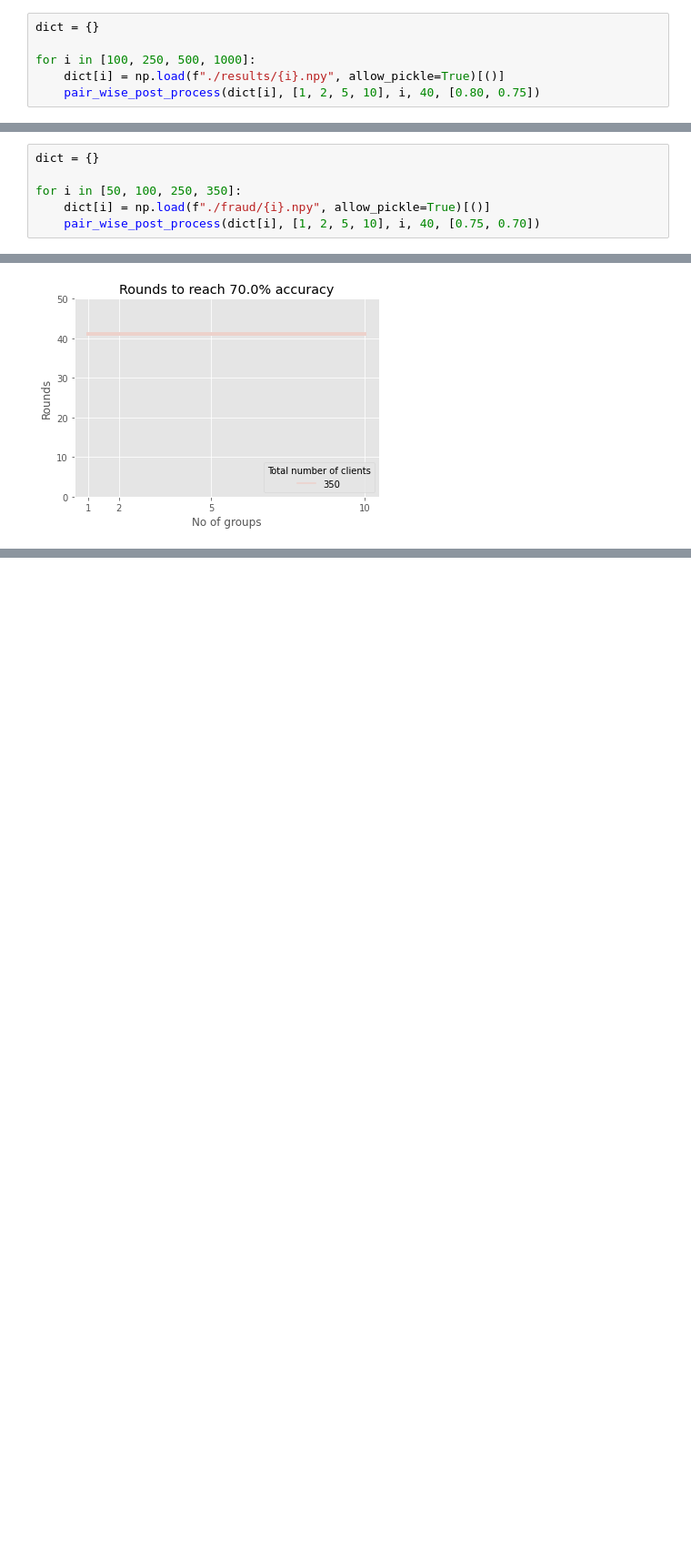
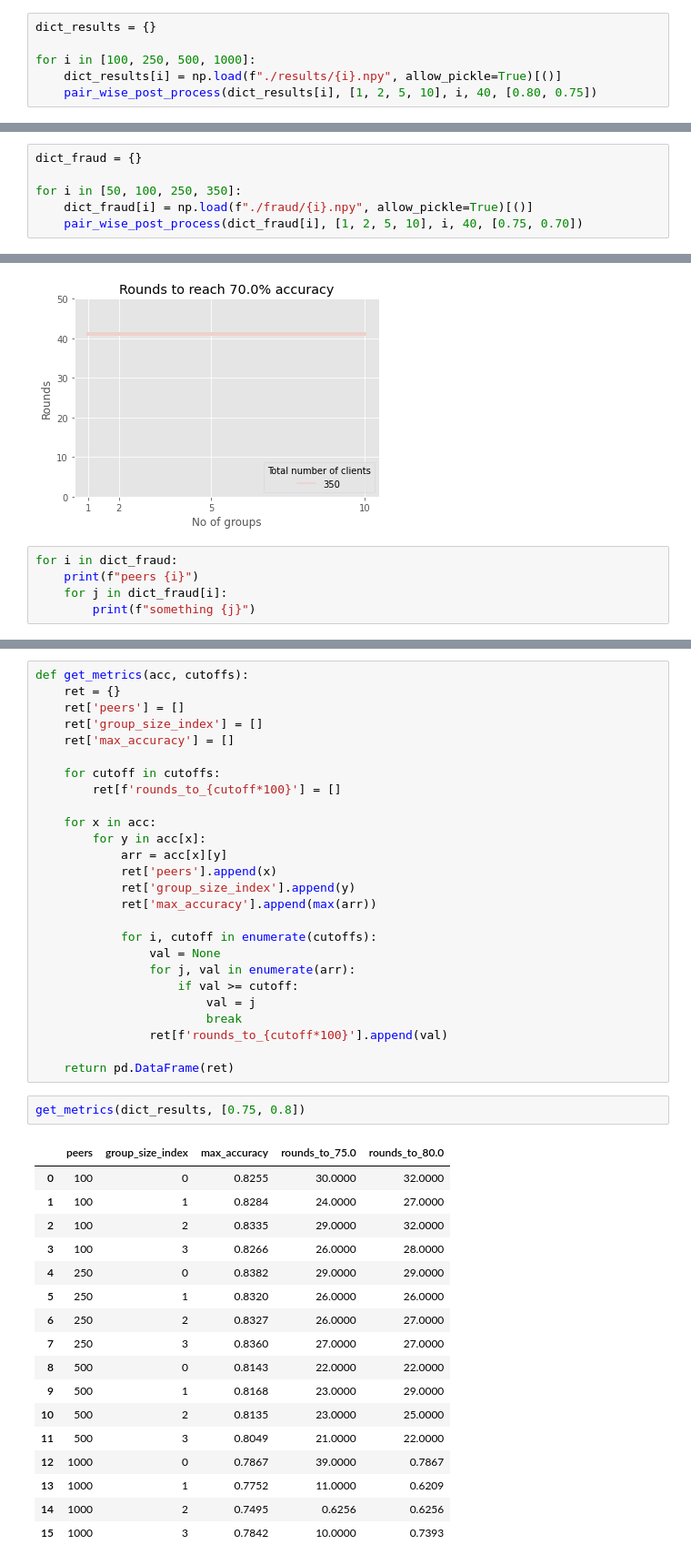
Before and after one commit to AdwaitB/AIC-Project, a Jupyter notebook: plotter.ipynb, the cells around one changed output, grey strips where cells are left out. Shown at 91% size. Drawn from its saved outputs; the diff is of its cells as text; blank space fills up the shorter version.

Commit message:
Added metrics collector from files

```diff
--- a/plotter.ipynb
+++ b/plotter.ipynb
@@ -50,11 +50,11 @@ def pair_wise_post_process(acc, no_grps_list, total_clients, global_rounds, cuto
         plt.ylim(0, 50)
         plot_pair_metrics([total_clients]*len(no_grps_list), no_grps_list, metrics_rounds_75, f"Rounds to reach {j*100}% accuracy", "Rounds")
 # %%
-dict = {}
+dict_results = {}
 
 for i in [100, 250, 500, 1000]:
-    dict[i] = np.load(f"./results/{i}.npy", allow_pickle=True)[()]
-    pair_wise_post_process(dict[i], [1, 2, 5, 10], i, 40, [0.80, 0.75])
+    dict_results[i] = np.load(f"./results/{i}.npy", allow_pickle=True)[()]
+    pair_wise_post_process(dict_results[i], [1, 2, 5, 10], i, 40, [0.80, 0.75])
 # %% [output]
 [figure]
 [figure]
@@ -69,11 +69,11 @@ for i in [100, 250, 500, 1000]:
 [figure]
 [figure]
 # %%
-dict = {}
+dict_fraud = {}
 
 for i in [50, 100, 250, 350]:
-    dict[i] = np.load(f"./fraud/{i}.npy", allow_pickle=True)[()]
-    pair_wise_post_process(dict[i], [1, 2, 5, 10], i, 40, [0.75, 0.70])
+    dict_fraud[i] = np.load(f"./fraud/{i}.npy", allow_pickle=True)[()]
+    pair_wise_post_process(dict_fraud[i], [1, 2, 5, 10], i, 40, [0.75, 0.70])
 # %% [output]
 [figure]
 [figure]
@@ -87,3 +87,8 @@ for i in [50, 100, 250, 350]:
 [figure]
 [figure]
 [figure]
+# %%
+for i in dict_fraud:
+    print(f"peers {i}")
+    for j in dict_fraud[i]:
+        print(f"something {j}")
@@ -89,0 +116,46 @@ for i in [50, 100, 250, 350]:
+# %%
+def get_metrics(acc, cutoffs):
+    ret = {}
+    ret['peers'] = []
+    ret['group_size_index'] = []
+    ret['max_accuracy'] = []
+
+    for cutoff in cutoffs:
+        ret[f'rounds_to_{cutoff*100}'] = []
+
+    for x in acc:
+        for y in acc[x]:
+            arr = acc[x][y]
+            ret['peers'].append(x)
+            ret['group_size_index'].append(y)
+            ret['max_accuracy'].append(max(arr))
+
+            for i, cutoff in enumerate(cutoffs):
+                val = None
+                for j, val in enumerate(arr):
+                    if val >= cutoff:
+                        val = j
+                        break
+                ret[f'rounds_to_{cutoff*100}'].append(val)
+
+    return pd.DataFrame(ret)
+# %%
+get_metrics(dict_results, [0.75, 0.8])
+# %% [output]
+|  | peers | group_size_index | max_accuracy | rounds_to_75.0 | rounds_to_80.0 |
+| 0 | 100 | 0 | 0.8255 | 30.0000 | 32.0000 |
+| 1 | 100 | 1 | 0.8284 | 24.0000 | 27.0000 |
+| 2 | 100 | 2 | 0.8335 | 29.0000 | 32.0000 |
+| 3 | 100 | 3 | 0.8266 | 26.0000 | 28.0000 |
+| 4 | 250 | 0 | 0.8382 | 29.0000 | 29.0000 |
+| 5 | 250 | 1 | 0.8320 | 26.0000 | 26.0000 |
+| 6 | 250 | 2 | 0.8327 | 26.0000 | 27.0000 |
+| 7 | 250 | 3 | 0.8360 | 27.0000 | 27.0000 |
+| 8 | 500 | 0 | 0.8143 | 22.0000 | 22.0000 |
+| 9 | 500 | 1 | 0.8168 | 23.0000 | 29.0000 |
+| 10 | 500 | 2 | 0.8135 | 23.0000 | 25.0000 |
+| 11 | 500 | 3 | 0.8049 | 21.0000 | 22.0000 |
+| 12 | 1000 | 0 | 0.7867 | 39.0000 | 0.7867 |
+| 13 | 1000 | 1 | 0.7752 | 11.0000 | 0.6209 |
+| 14 | 1000 | 2 | 0.7495 | 0.6256 | 0.6256 |
+| 15 | 1000 | 3 | 0.7842 | 10.0000 | 0.7393 |
```
Also changed, not shown: parts of 1 cell of this notebook.
